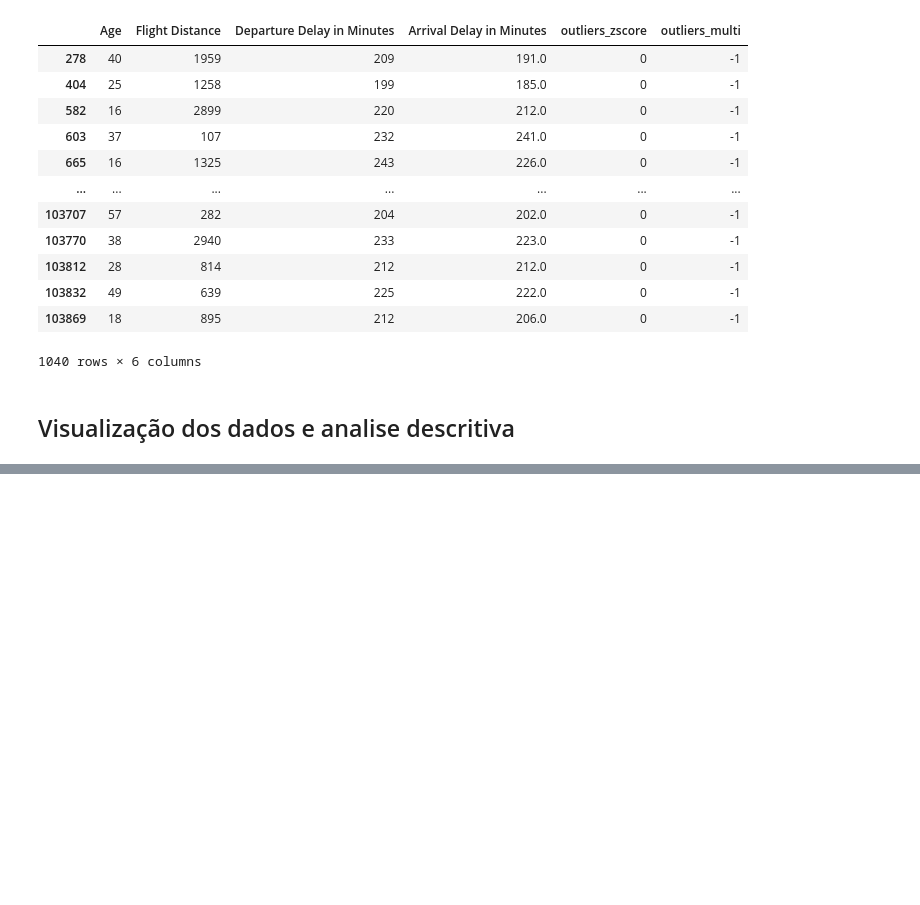
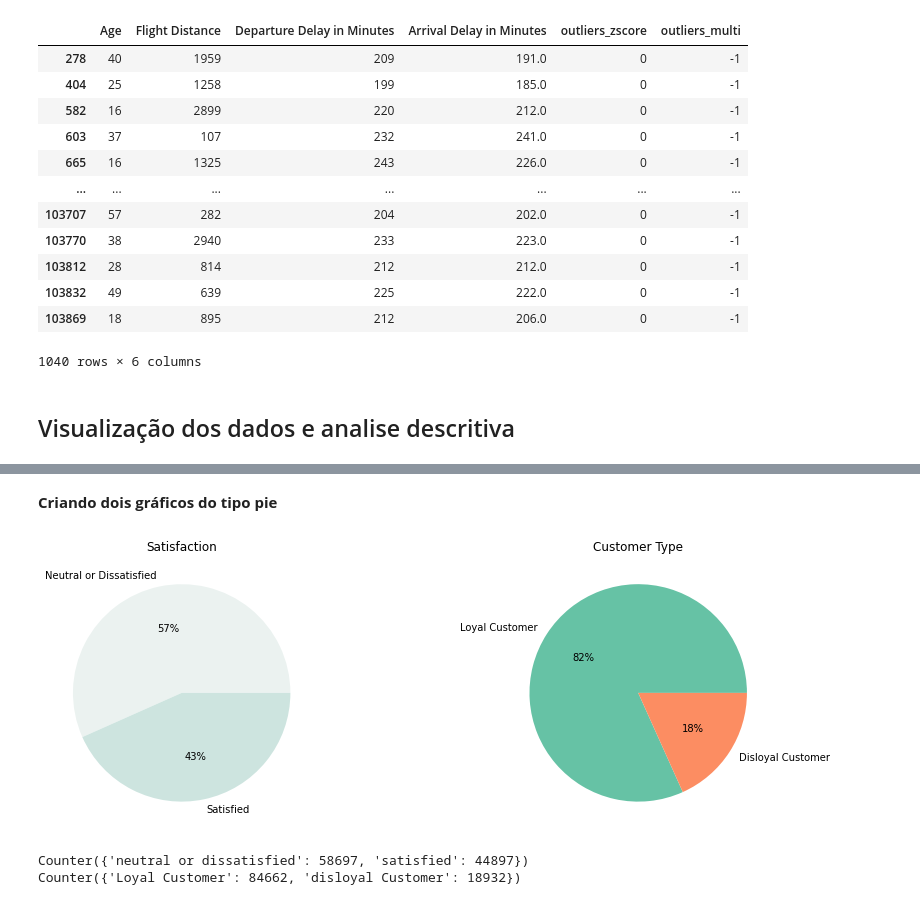
Before and after one commit to Pvcunha/introducao-ciencia-dados, a Jupyter notebook: introducao_ciencia_dados.ipynb, the cells around one changed output, grey strips where cells are left out. Drawn from its saved outputs; the diff is of its cells as text; code cells hidden in the pictures; blank space fills up the shorter version.

```diff
--- a/introducao_ciencia_dados.ipynb
+++ b/introducao_ciencia_dados.ipynb
@@ -341,0 +455,21 @@ from scipy.stats import
+# %% [markdown]
+**Criando dois gráficos do tipo pie**
+# %%
+fig, axes = plt.subplots(1, 2,  figsize=(15, 5))
+ax1 = plt.subplot2grid((1,2),(0,0))
+colors = sns.color_palette('light:#5A9')[0:2]
+plt.pie(data_train.satisfaction.value_counts(), labels = ['Neutral or Dissatisfied', 'Satisfied'], colors = colors, autopct='%.0f%%')
+plt.title('Satisfaction')
+
+ax1 = plt.subplot2grid((1,2),(0,1))
+color2 = sns.color_palette('Set2')[0:3]
+plt.pie(data_train['Customer Type'].value_counts(), labels = ['Loyal Customer', 'Disloyal Customer'], colors = color2, autopct='%.0f%%')
+plt.title('Customer Type')
+plt.show()
+
+print(Counter(data_train.satisfaction))
+print(Counter(data_train['Customer Type']))
+# %% [output]
+[figure, added]
+Counter({'neutral or dissatisfied': 58697, 'satisfied': 44897})
+Counter({'Loyal Customer': 84662, 'disloyal Customer': 18932})
```
Also changed, not shown: parts of 38 cells of this notebook.
